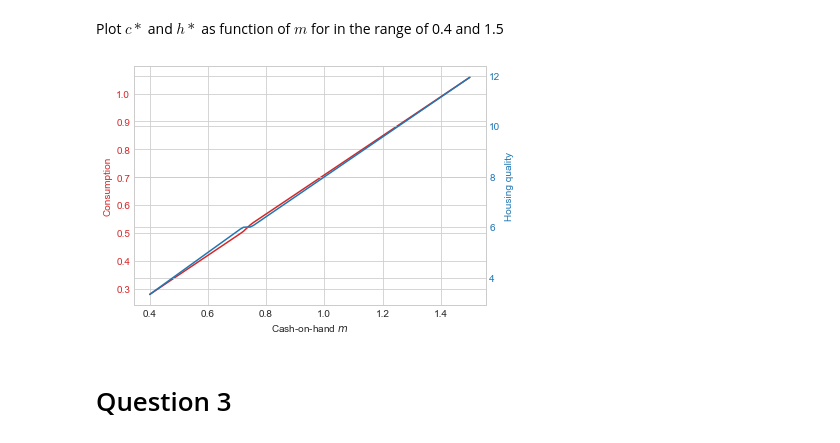
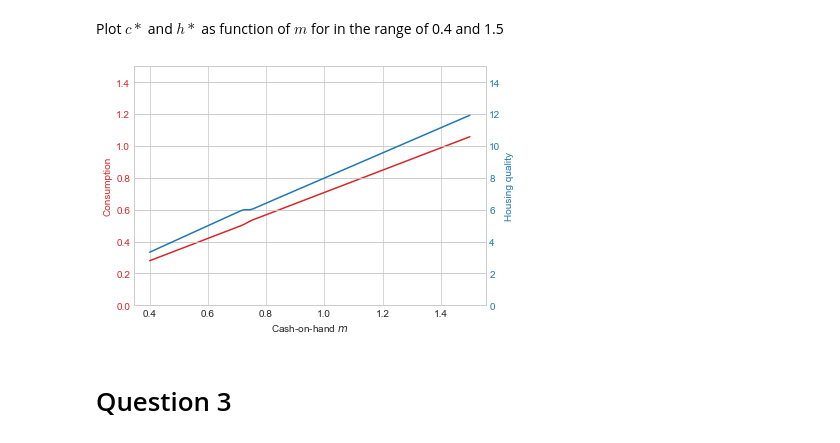
Before and after one commit to NumEconCopenhagen/The-Danish-German-Alliance, a Jupyter notebook: inauguralproject/inauguralproject_lennard.ipynb, the cells around one changed output. Drawn from its saved outputs; the diff is of its cells as text; code cells hidden in the pictures.

Commit message:
better plot

```diff
--- a/inauguralproject/inauguralproject_lennard.ipynb
+++ b/inauguralproject/inauguralproject_lennard.ipynb
@@ -167,23 +164,25 @@ for m in m_values:
 # %%
 #plot figure with cash on hand values on x-axis
 #and spending on consumption and housing according to optimal solution on y-axes
 
 fig, ax1 = plt.subplots()
 color = 'tab:red'
 ax1.set_xlabel('Cash-on-hand $m$')
 ax1.set_ylabel('Consumption',color=color)
 ax1.plot(m_values,c_values,label='Consumption',color=color)
 ax1.tick_params(axis='y',labelcolor=color)
+ax1.set_ylim([0,1.5])
 
 ax2 = ax1.twinx()  # instantiate a second axes that shares the same x-axis
 color = 'tab:blue'
 ax2.set_ylabel('Housing quality', color=color)  # we already handled the x-label with ax1
 ax2.plot(m_values,h_values,label='Housing',color=color)
 ax2.tick_params(axis='y', labelcolor=color)
+ax2.set_ylim([0,15])
 
 fig.tight_layout()
 # %% [output]
-[figure, old version]
+[figure, new version]
 # %% [markdown]
 # Question 3
 # %% [markdown]
```
Also changed, not shown: parts of 3 cells of this notebook.
